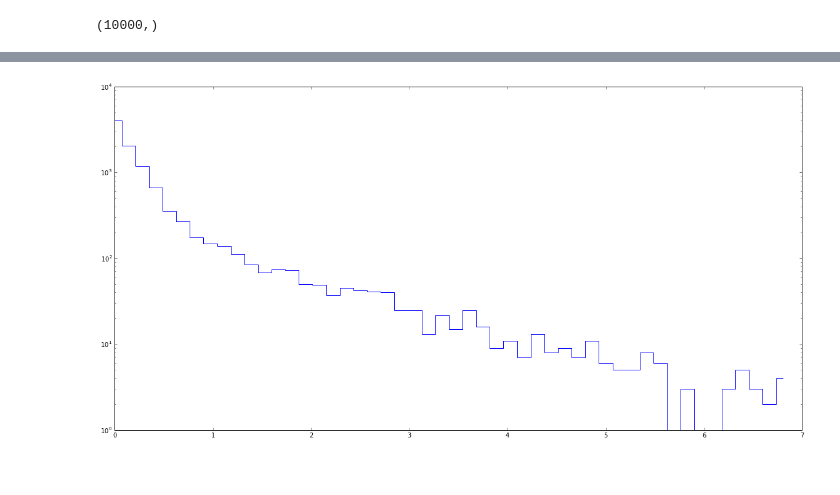
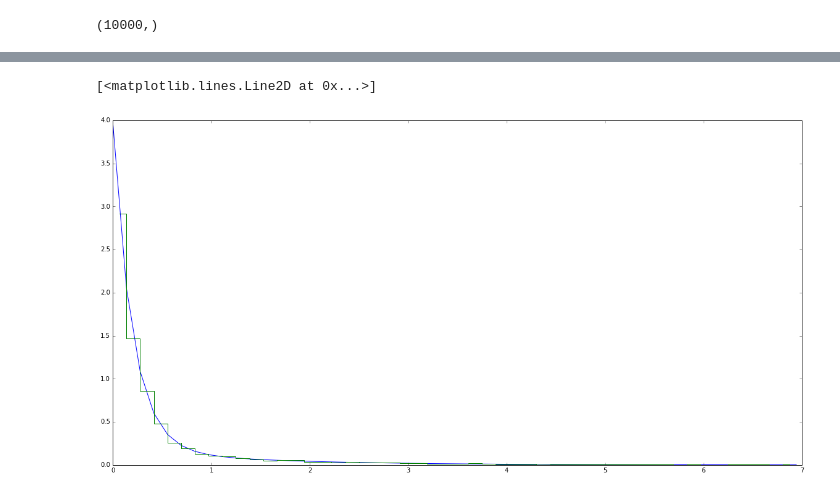
Before and after one commit to calumhrmurray/NumRep, a Jupyter notebook: max_likelihood/initial_notebook.ipynb, the cells around one changed output, grey strips where cells are left out. Drawn from its saved outputs; the diff is of its cells as text; code cells hidden in the pictures.

```diff
--- a/max_likelihood/initial_notebook.ipynb
+++ b/max_likelihood/initial_notebook.ipynb
@@ -23,0 +31,8 @@ plt.plot(bins[:-1],f,drawstyle='steps-mid')
+# %%
+def pdf(theta,t):
+    f,tau1,tau2 = theta
+    return f*(1/tau1)*np.exp(-t/tau1)+(1-f)*(1/tau2)*np.exp(-t/tau2)
+# %%
+def nll(theta,t):
+    f,tau1,tau2 = theta
+    return -np.sum(np.log(f*(1/tau1)*np.exp(-t/tau1)+(1-f)*(1/tau2)*np.exp(-t/tau2)))
@@ -23,0 +57,5 @@ plt.plot(bins[:-1],f,drawstyle='steps-mid')
+# %%
+start = time.time()
+result = optimize.minimize(nll, [ 0.74849482,  0.19783713,  1.30720412], args=(data),method='TNC')
+print(result)
+time.time()-start
@@ -23,0 +72,8 @@ plt.plot(bins[:-1],f,drawstyle='steps-mid')
+# %%
+counter = 0
+for params in [[p1,p2,p3] for p1 in np.arange(0,1,0.1) for p2 in np.arange(0,5,0.1) for p3 in np.arange(0,5,0.1)]:
+    result = optimize.minimize(nll, [params], args=(data),method='TNC')
+    counter += 1
+    if result['success'] == True:
+        print(params)
+        break
@@ -24,7 +119,8 @@ plt.plot(bins[:-1],f,drawstyle='steps-mid')
 # %%
-f,bins = np.histogram(data,bins=50)
+step = bins[1]-bins[0]
 plt.figure(figsize=(20,10))
-plt.plot(bins[:-1],f,drawstyle='steps-mid')
-plt.yscale('log')
+plt.plot([t for t in np.arange(0,7,step)],[pdf(result['x'],t) for t in np.arange(0,7,step)])
+plt.plot(bins[1:]-step/2,f,drawstyle='steps-mid')
 # %% [output]
+[<matplotlib.lines.Line2D at 0x...>]
-[figure, old version]
+[figure, new version]
```
Also changed, not shown: parts of 27 cells of this notebook, 11 other files.
